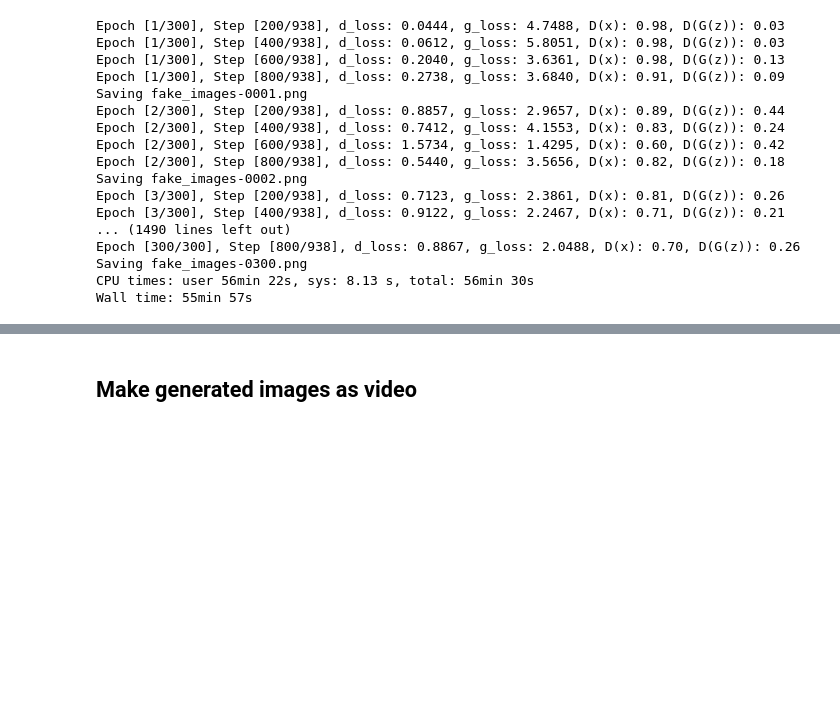
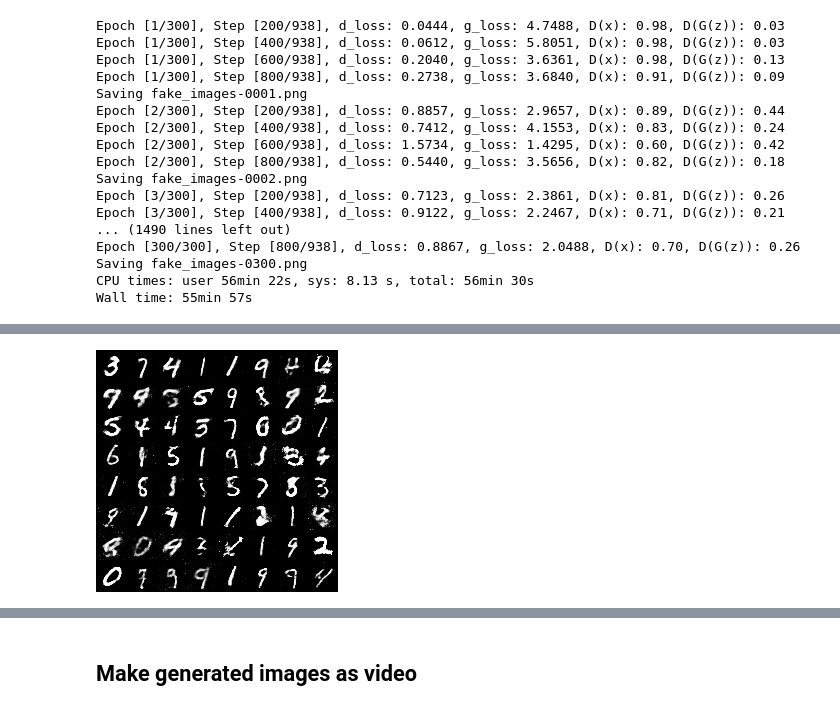
Before and after one commit to sophot/gans, a Jupyter notebook: gan_mnist.ipynb, the cells around one changed output, grey strips where cells are left out. Saved outputs shown, nothing was run; the diff lists cells and outputs as text; code cells hidden in the pictures; blank space fills up the shorter version.

```diff
--- a/gan_mnist.ipynb
+++ b/gan_mnist.ipynb
@@ -339,0 +350,4 @@ Wall time: 55min 57s
+# %%
+Image('./mnist_gans/samples/fake_images-0150.png')
+# %% [output]
+[figure, added]
```
Also changed, not shown: parts of 8 cells of this notebook, 8 other files.
